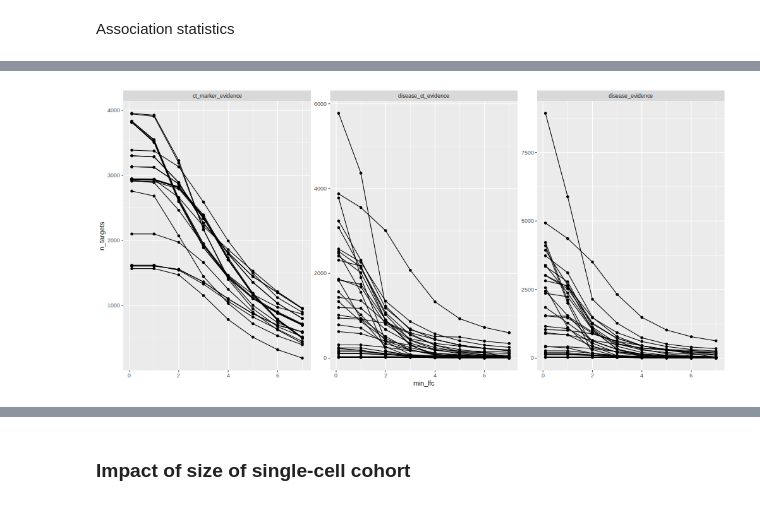
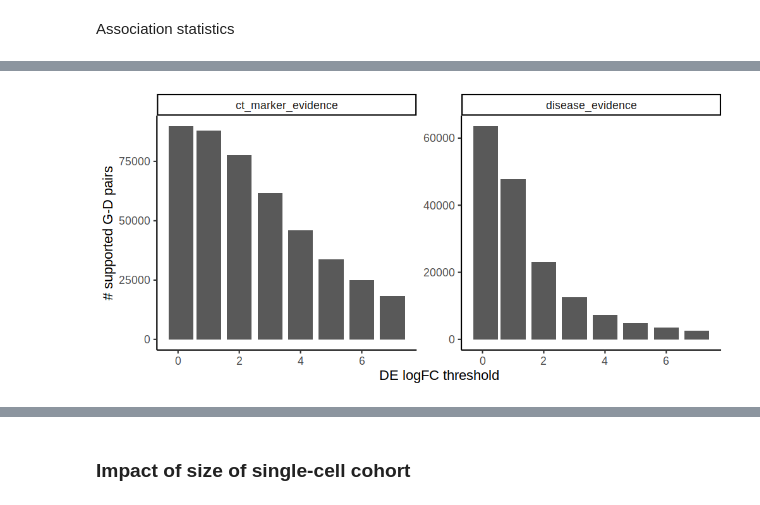
Before and after one commit to emdann/sc_target_evidence, a Jupyter notebook: analysis/OR_association_analysis.ipynb, the cells around one changed output, grey strips where cells are left out. Drawn from its saved outputs; the diff is of its cells as text; code cells hidden in the pictures.

```diff
--- a/analysis/OR_association_analysis.ipynb
+++ b/analysis/OR_association_analysis.ipynb
@@ -385 +400,7 @@ Collect evidence and clinical status for all tested diseases.
+# %%
+# Find disease cell specific genes recovered in tissue analysis
+targets_evidence_all['disease_evidence_tissue'] = np.where(
+    (targets_evidence_all['bulk_disease_evidence'] == 1) & (targets_evidence_all['disease_evidence'] == 0),
+    0,
+    targets_evidence_all['bulk_disease_evidence'])
 # %%
@@ -696,13 +1018,13 @@ if targets_evidence_all.columns.str.contains("_AND_").any():
     targets_evidence_all.drop(targets_evidence_all.columns[targets_evidence_all.columns.str.contains("_AND_")], axis=1, inplace=True)
     targets_evidence_all.drop(targets_evidence_all.columns[targets_evidence_all.columns.str.contains("_OR_")], axis=1, inplace=True)
 
-evidence_cols = ['has_genetic_support', 'ct_marker_evidence', 'disease_evidence']
+evidence_cols = ['ct_marker_evidence', 'disease_evidence', 'all_sc_evidence']
 for ev1 in evidence_cols:
     for ev2 in evidence_cols:
-        targets_evidence_all[f'{ev1}_AND_{ev2}'] = ((targets_evidence_all[ev1] == 1) & (targets_evidence_all[ev2] == 1)).astype(int)
-        targets_evidence_all[f'{ev1}_OR_{ev2}'] = ((targets_evidence_all[ev1] == 1) | (targets_evidence_all[ev2] == 1)).astype(int)
+        targets_evidence_all[f'has_genetic_support_AND_{ev2}'] = ((targets_evidence_all['has_genetic_support'] == 1) & (targets_evidence_all[ev2] == 1)).astype(int)
+        targets_evidence_all[f'has_genetic_support_OR_{ev2}'] = ((targets_evidence_all['has_genetic_support'] == 1) | (targets_evidence_all[ev2] == 1)).astype(int)
 # %%
-combo_evidence_cols = evidence_cols + [x for x in targets_evidence_all.columns if '_AND_' in x] + [x for x in targets_evidence_all.columns if '_OR_' in x]
+combo_evidence_cols = ['all_sc_evidence', 'has_genetic_support'] + [x for x in targets_evidence_all.columns if '_AND_' in x] + [x for x in targets_evidence_all.columns if '_OR_' in x]
 results_combo_df = pd.DataFrame()
 
 # Large universe
@@ -713,13 +1035,13 @@ for u_name, u_list in universe_dict.items():
             or_df['universe'] = u_name
             results_combo_df = pd.concat([results_combo_df, or_df], axis=0)
 
-# gene classes
-for u_name, u_list in annos_ensids.items():
-    for ot_ev in ['is_safe', 'is_effective', 'is_approved']:
-        for ev in combo_evidence_cols:
-            or_df = association_utils.get_OR(targets_evidence_all, ev, ot_ev, gene_universe=u_list)
-            or_df['universe'] = u_name
-            results_combo_df = pd.concat([results_combo_df, or_df], axis=0)
+# # gene classes
+# for u_name, u_list in annos_ensids.items():
+#     for ot_ev in ['is_safe', 'is_effective', 'is_approved']:
+#         for ev in combo_evidence_cols:
+#             or_df = association_utils.get_OR(targets_evidence_all, ev, ot_ev, gene_universe=u_list)
+#             or_df['universe'] = u_name
+#             results_combo_df = pd.concat([results_combo_df, or_df], axis=0)
 # %%
 results_combo_df
 # %% [output]
@@ -927,9 +1221,9 @@ def _parse_DE_in_disease(
     for gr in ['positive', 'negative']:
         disease_evidence = sc_evidence_utils.DE2evidence_disease(
             disease_res, bulk_res,  signif_thresh=signif_thresh, lfc_thresh=lfc_thresh, lfc_group=gr)
-        for k in disease_evidence.keys():
-            disease_evidence[f'{k}_{gr}'] = disease_evidence.pop(k)
-        evidence_dict.update(disease_evidence)
+        disease_evidence['disease_bulk_evidence'] = np.intersect1d(disease_evidence['bulk_disease_evidence'], disease_evidence['disease_evidence'])
+        disease_evidence_new = {f'{k}_{gr}': v for k, v in disease_evidence.items()}
+        evidence_dict.update(disease_evidence_new)
 
     # Make target-disease table for sc evidence
     targets_disease_df = pd.DataFrame()
@@ -1229,10 +1565,12 @@ pl_df = targets_evidence_all_lfc.groupby(['disease_ontology_id', 'min_lfc']).sum
 # %%
 %%R -i pl_df -w 1000
 pl_df %>%
-pivot_longer(cols = c(ct_marker_evidence, disease_evidence, disease_ct_evidence), values_to='n_targets', names_to='sc_evidence') %>%
+pivot_longer(cols = c(ct_marker_evidence, disease_evidence), values_to='n_targets', names_to='sc_evidence') %>%
 ggplot(aes(min_lfc, n_targets)) +
-geom_point() +
-geom_line(aes(group=disease_ontology_id)) +
-facet_wrap(sc_evidence~., scales='free')
+geom_col() +
+facet_wrap(sc_evidence~., scales='free') +
+theme_classic(base_size=22) +
+xlab("DE logFC threshold") + ylab("# supported G-D pairs") +
+ggsave_figdir('lfc_thresh_N', width=12, height=3)
 # %% [output]
-[figure, old version]
+[figure, new version]
```
Also changed, not shown: parts of 164 cells of this notebook, 4 other files.
